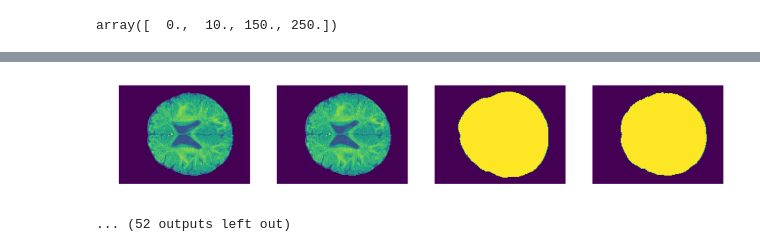
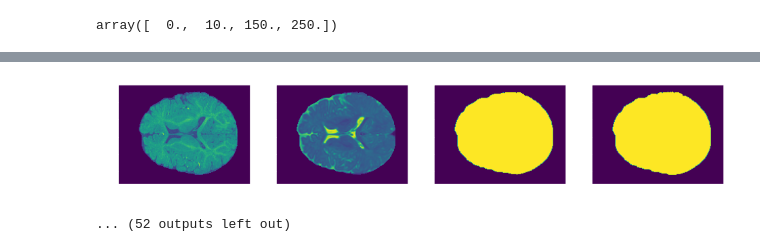
Before and after one commit to SteveAndMore/Brain-Segmentation, a Jupyter notebook: brain_segmentation.ipynb, the cells around one changed output, grey strips where cells are left out. Drawn from its saved outputs; the diff is of its cells as text; code cells hidden in the pictures.

```diff
--- a/brain_segmentation.ipynb
+++ b/brain_segmentation.ipynb
@@ -100,11 +131,10 @@ def Normalisation(img):
     sigma = np.std(img[img > 0])
     return ((img - mu) / sigma)
 # %%
+nb_patient_training = 6
+nb_patient_validation = 2
+nb_patient_test = 2
 print(nb_patient)
-
-nb_patient_training = nb_patient * 0.6
-nb_patient_validation = nb_patient * 0.2
-nb_patient_test = nb_patient * 0.2
 # %% [output]
 10
 # %%
@@ -238,7 +275,7 @@ def unet_step_1(input_size = (sx, sy, 2)):
     conv5 = Conv2D(nbf1024, 3, activation='relu', padding='same', kernel_initializer='he_normal')(conv5)
     drop5 = Dropout(0.5)(conv5)
 
-    up6 = Conv2D(nbf512, 2, activation='relu', padding='same', kernel_initializer='he_normal')(UpSampling2D(size=(2, 2))(conv5))
+    up6 = Conv2D(nbf512, 2, activation='relu', padding='same', kernel_initializer='he_normal')(UpSampling2D(size=(2, 2))(drop5))
     merge6 = concatenate([drop4, up6], axis=3)
     conv6 = Conv2D(nbf512, 3, activation='relu', padding='same', kernel_initializer='he_normal')(merge6)
     conv6 = Conv2D(nbf512, 3, activation='relu', padding='same', kernel_initializer='he_normal')(conv6)
@@ -253,7 +290,7 @@ def unet_step_1(input_size = (sx, sy, 2)):
     conv8 = Conv2D(nbf128, 3, activation='relu', padding='same', kernel_initializer='he_normal')(merge8)
     conv8 = Conv2D(nbf128, 3, activation='relu', padding='same', kernel_initializer='he_normal')(conv8)
 
-    up9 = Conv2D(nbf64, 3, activation='relu', padding='same', kernel_initializer='he_normal')(UpSampling2D(size=(2, 2))(conv8))
+    up9 = Conv2D(nbf64, 2, activation='relu', padding='same', kernel_initializer='he_normal')(UpSampling2D(size=(2, 2))(conv8))
     merge9 = concatenate([conv1, up9], axis=3)
     conv9 = Conv2D(nbf64, 3, activation='relu', padding='same', kernel_initializer='he_normal')(merge9)
     conv9 = Conv2D(nbf64, 3, activation='relu', padding='same', kernel_initializer='he_normal')(conv9)
@@ -294,19 +334,17 @@ if TRAINING_MODE:
         verbose=1,
         mode='auto',
         baseline=None,
-        restore_best_weights=True
-    )
+        restore_best_weights=True)
 
     model_step1.fit(
         x=x_train,
         y=y_train,
-        batch_size=1,
+        batch_size=32,
         epochs=NB_EPOCHS_MAX,
         verbose=1,
         callbacks=[early_stopping],
         initial_epoch=0,
-        validation_data=(x_valid, y_valid)
-    )
+        validation_data=(x_valid, y_valid))
     model_step1.save_weights("./model_step1.hdf5")
 else:
     model_step1.load_weights("./model_step1.hdf5")
@@ -315,43 +369,45 @@ list_dice_crane = np.zeros(int(nb_patient_test), )
 # %%
 nb_patient = 0
 new_nb_patient_test = 0
+list_dice_crane = np.zeros((nb_patient_test,))
 
-for dirname, _, filenames in os.walk('./'):
-    for filename in filenames:
-        if "label" in filename and "hdr" not in filename:
-            if nb_patient <= nb_patient_training + nb_patient_validation and nb_patient < nb_patient_training:
-                print("PATIENT (test):", filename)
-                T1_name = filename[:-10] + "-T1.img"
-                T1 = nib.load(T1_name).get_fdata()
-                T2_name = filename[:-10] + "-T2.img"
-                T2 = nib.load(T2_name).get_fdata()
-                labels = nib.load(filename).get_fdata()
+for filename in filenames:
+    if "label" in filename and "hdr" not in filename:
+        if nb_patient <= nb_patient_training + nb_patient_validation and nb_patient < nb_patient_training + nb_patient_validation + nb_patient_test:
+            print("PATIENT (test):", filename)
+            T1_name = filename[:-10] + "-T1.img"
+            T1 = nib.load(T1_name).get_fdata()
+            T2_name = filename[:-10] + "-T2.img"
+            T2 = nib.load(T2_name).get_fdata()
+            labels = nib.load(filename).get_fdata()
 
-                sx, sy, sz, _ = labels.shape
-                labels = np.array(labels).reshape((sx, sy, sz))
+            sx, sy, sz, _ = labels.shape
+            labels = np.array(labels).reshape((sx, sy, sz))
 
-                prediction3D_10 = np.zeros((sx, sy, sz))
+            prediction3D_10 = np.zeros((sx, sy, sz))
 
-                T1_normalized = Normalisation(T1).reshape((sx, sy, sz))
-                T2_normalized = Normalisation(T2).reshape((sx, sy, sz))
-                VT10 = np.where(labels >= 10, 1, 0)
+            T1_normalized = Normalisation(T1).reshape((sx, sy, sz))
+            T2_normalized = Normalisation(T2).reshape((sx, sy, sz))
+            VT10 = np.where(labels >= 10, 1, 0)
 
-                for z in range(0, sz):
-                    input_network = np.zeros((1, sx, sy, 2))
-                    input_network[0, :, :, 0] = T1_normalized[:, :, z]
-                    input_network[0, :, :, 1] = T1_normalized[:, :, z]
-                    prediction10 = np.round(model_step1.predict(input_network, verbose=0).reshape((sx, sy)))
-                    prediction3D_10[:, :, z] = np.copy(prediction10)
+            for z in range(0, sz):
+                input_network = np.zeros((1, sx, sy, 2))
+                input_network[0, :, :, 0] = T1_normalized[:, :, z]
+                input_network[0, :, :, 1] = T2_normalized[:, :, z]
+                pred = model_step1.predict(input_network, verbose=0).reshape((sx, sy))
+                prediction10 = np.round(pred)
+                prediction3D_10[:, :, z] = np.copy(prediction10)
 
-                    prediction_to_plot = np.copy(prediction10)
-                    VT_to_plot = np.copy(VT10[:, :, z])
-                    if z % 10 == 0 and np.sum(VT_to_plot) > 0:
-                        VT_to_plot[0, 0] = 1.0
-                        prediction_to_plot[0, 0] = 1.0
-                        print("T1, T1, Prediction, Verite Terrain")
-                        fast_display(T1_normalized[:, :, z].reshape((sx, sy)), T1_normalized[:, :, z].reshape((sx, sy)), prediction_to_plot, VT_to_plot)
-                dice = ComputeDice(prediction3D_10, VT10)
-                list_dice_crane[new_nb_patient_test] = dice
-                new_nb_patient_test += 1
-            nb_patient += 1
+                # Display
+                prediction_to_plot = np.copy(prediction10)
+                VT_to_plot = np.copy(VT10[:, :, z])
+                if z % 10 == 0 and np.sum(VT_to_plot) > 0:
+                    VT_to_plot[0, 0] = 1.0
+                    prediction_to_plot[0, 0] = 1.0
+                    print("T1, T2, Prediction, Verite Terrain")
+                    fast_display(T1_normalized[:, :, z].reshape((sx, sy)), T2_normalized[:, :, z].reshape((sx, sy)), prediction_to_plot, VT_to_plot)
+            dice = ComputeDice(prediction3D_10, VT10)
+            list_dice_crane[new_nb_patient_test] = dice
+            new_nb_patient_test += 1
+        nb_patient += 1
 # %% [output]
@@ -370,2 +426,2 @@ T1, T1, Prediction, Verite Terrain
-[figure, old version]
+[figure, new version]
 ... (52 outputs left out)
```
Also changed, not shown: parts of 14 cells of this notebook, 1 other file.
